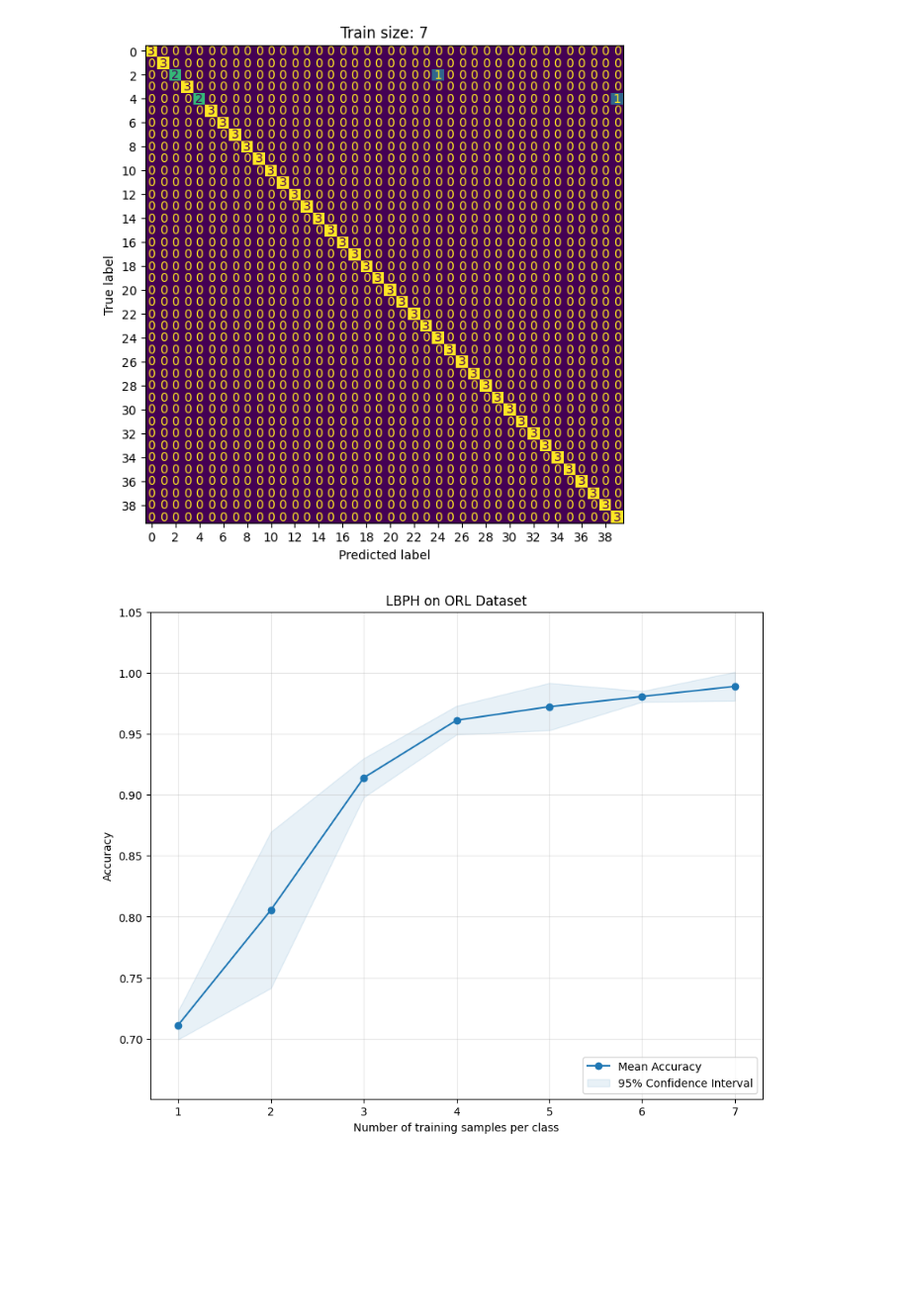
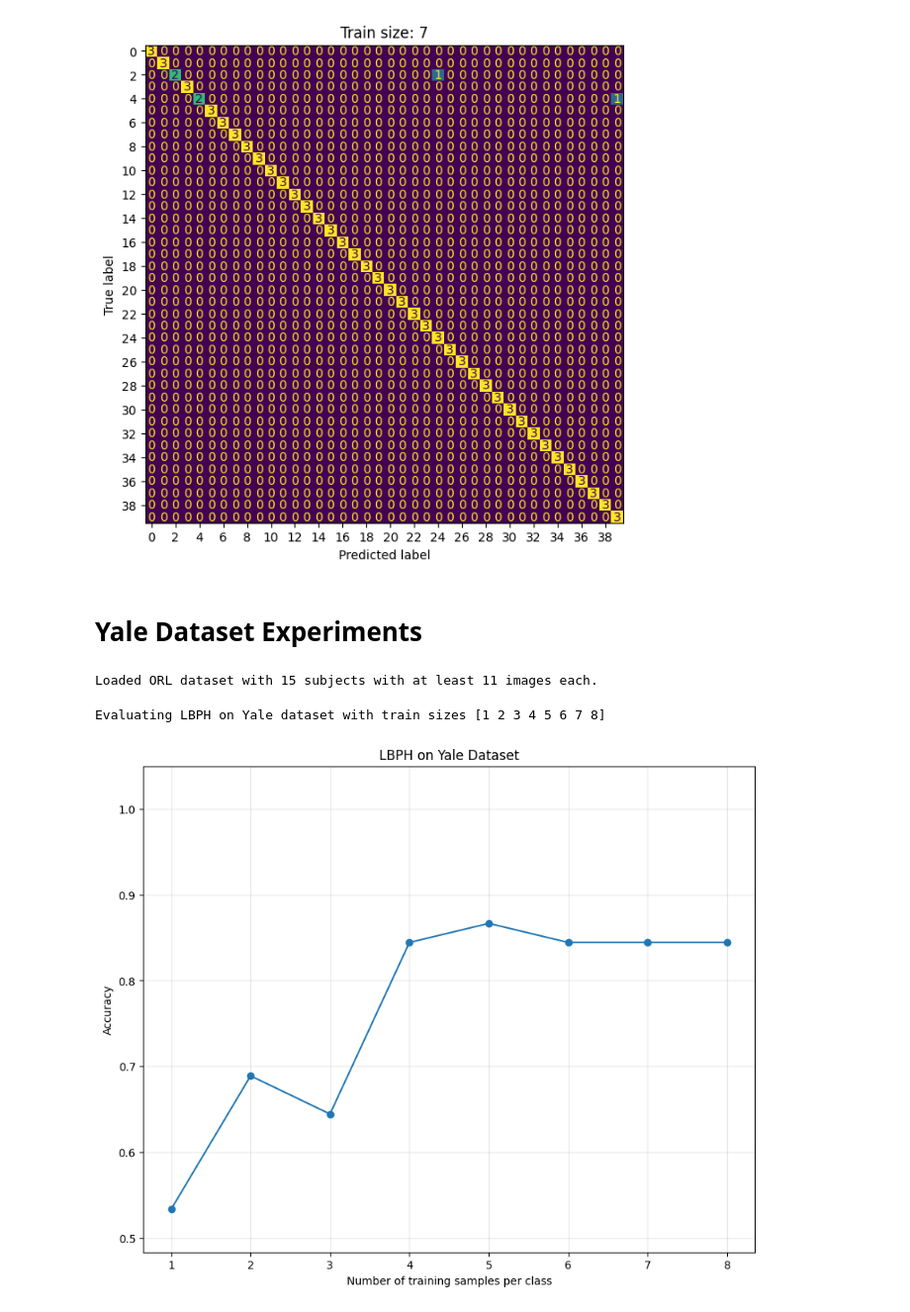
Before and after one commit to JeanJNMV/MDS-VIC_Face_Recognition, a Jupyter notebook: notebooks/J_00_experiments.ipynb, the cells around one changed output. Shown at 99% size. Drawn from its saved outputs; the diff is of its cells as text; code cells hidden in the pictures; blank space fills up the shorter version.

Commit message:
load yale and exp

```diff
--- a/notebooks/J_00_experiments.ipynb
+++ b/notebooks/J_00_experiments.ipynb
@@ -50,7 +70,6 @@ mean_scores, std_scores = get_average_acc_vs_train_size(
     model, train_sizes, data, n_exp=n_exp
 )
 # %%
-n_exp = 3
 sorted_sizes = sorted(mean_scores.keys())
 means = np.array([mean_scores[k] for k in sorted_sizes])
 stds = np.array([std_scores[k] for k in sorted_sizes])
@@ -82,5 +101,36 @@ y_min = max(0, min(means - stds) - 0.05)
 plt.ylim(y_min, 1.05)
 
 plt.show()
-# %% [output]
-[figure, removed]
+# %% [markdown]
+# Yale Dataset Experiments
+# %%
+data = load_yale("../data/Yale")
+max_idx = max(data.keys())
+min_length = min(len(images) for images in data.values())
+print(
+    f"Loaded ORL dataset with {max_idx} subjects with at least {min_length} images each."
+)
+# %% [output]
+Loaded ORL dataset with 15 subjects with at least 11 images each.
+# %%
+model = LBPH()
+n_test = 3
+train_sizes = np.arange(1, min_length - n_test + 1)
+print(f"Evaluating LBPH on Yale dataset with train sizes {train_sizes}")
+accuracy_scores, conf_matrices = get_metrics_vs_train_size(
+    model, train_sizes, data, n_test=n_test
+)
+# %% [output]
+Evaluating LBPH on Yale dataset with train sizes [1 2 3 4 5 6 7 8]
+# %%
+fig = plt.figure(figsize=(10, 8))
+plt.plot(train_sizes, accuracy_scores.values(), marker="o")
+plt.title("LBPH on Yale Dataset")
+plt.xlabel("Number of training samples per class")
+plt.ylabel("Accuracy")
+plt.xticks(train_sizes)
+plt.grid(True, alpha=0.3)
+plt.ylim(min(accuracy_scores.values()) - 0.05, 1.05)
+plt.show()
+# %% [output]
+[figure, added]
```
Also changed, not shown: parts of 5 cells of this notebook, 4 other files.
